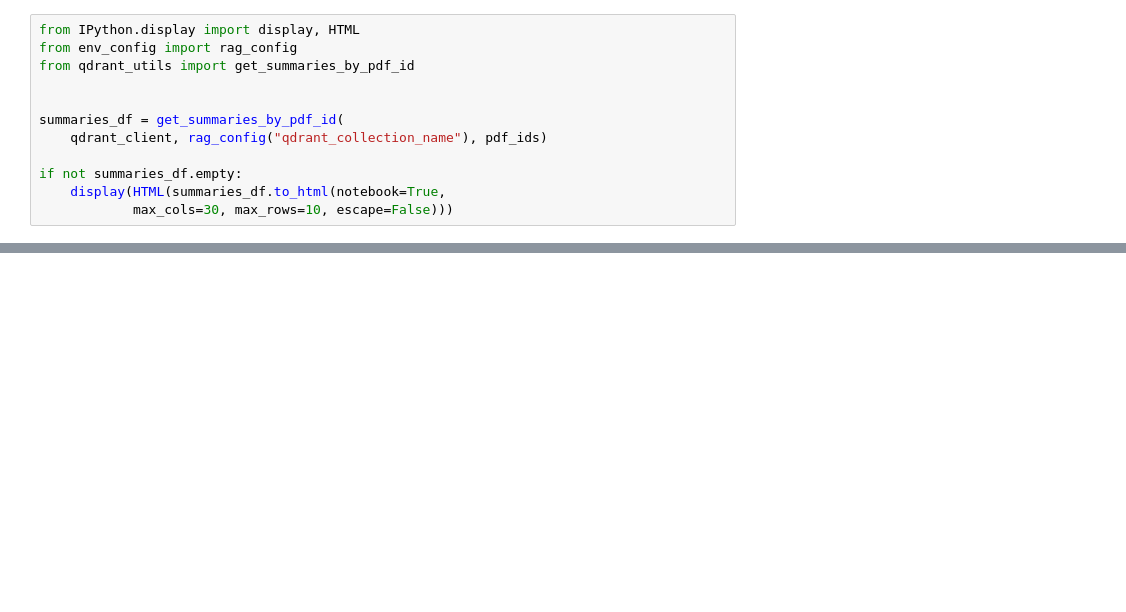
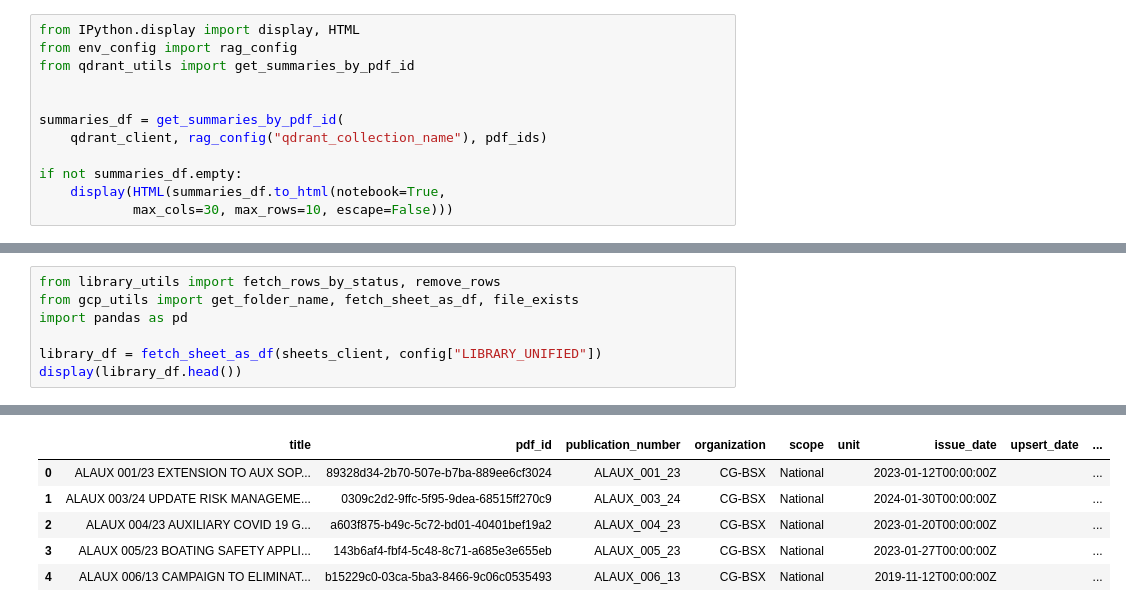
Before and after one commit to drew-wks/uscgaux, a Jupyter notebook: testy.ipynb, the cells around one changed output, grey strips where cells are left out. Saved outputs shown, nothing was run; the diff lists cells and outputs as text; blank space fills up the shorter version.

Commit message:
replaced gspread.get_as_dataframe with my own code that works better

```diff
--- a/testy.ipynb
+++ b/testy.ipynb
@@ -152,0 +234,8 @@ sheet.title
+# %%
+from library_utils import fetch_rows_by_status, remove_rows
+from gcp_utils import get_folder_name, fetch_sheet_as_df, file_exists
+import pandas as pd
+
+library_df = fetch_sheet_as_df(sheets_client, config["LIBRARY_UNIFIED"])
+display(library_df.head())
+# %% [output]
@@ -152,0 +244,6 @@ sheet.title
+|  | title | pdf_id | publication_number | organization | scope | unit | issue_date | upsert_date | ... |
+| 0 | ALAUX 001/23 EXTENSION TO AUX SOP... | 89328d34-2b70-507e-b7ba-889ee6cf3024 | ALAUX_001_23 | CG-BSX | National |  | 2023-01-12T00:00:00Z |  | ... |
+| 1 | ALAUX 003/24 UPDATE RISK MANAGEME... | 0309c2d2-9ffc-5f95-9dea-68515ff270c9 | ALAUX_003_24 | CG-BSX | National |  | 2024-01-30T00:00:00Z |  | ... |
+| 2 | ALAUX 004/23 AUXILIARY COVID 19 G... | a603f875-b49c-5c72-bd01-40401bef19a2 | ALAUX_004_23 | CG-BSX | National |  | 2023-01-20T00:00:00Z |  | ... |
+| 3 | ALAUX 005/23 BOATING SAFETY APPLI... | 143b6af4-fbf4-5c48-8c71-a685e3e655eb | ALAUX_005_23 | CG-BSX | National |  | 2023-01-27T00:00:00Z |  | ... |
+| 4 | ALAUX 006/13 CAMPAIGN TO ELIMINAT... | b15229c0-03ca-5ba3-8466-9c06c0535493 | ALAUX_006_13 | CG-BSX | National |  | 2019-11-12T00:00:00Z |  | ... |
```
Also changed, not shown: parts of 10 cells of this notebook, 2 other files.
